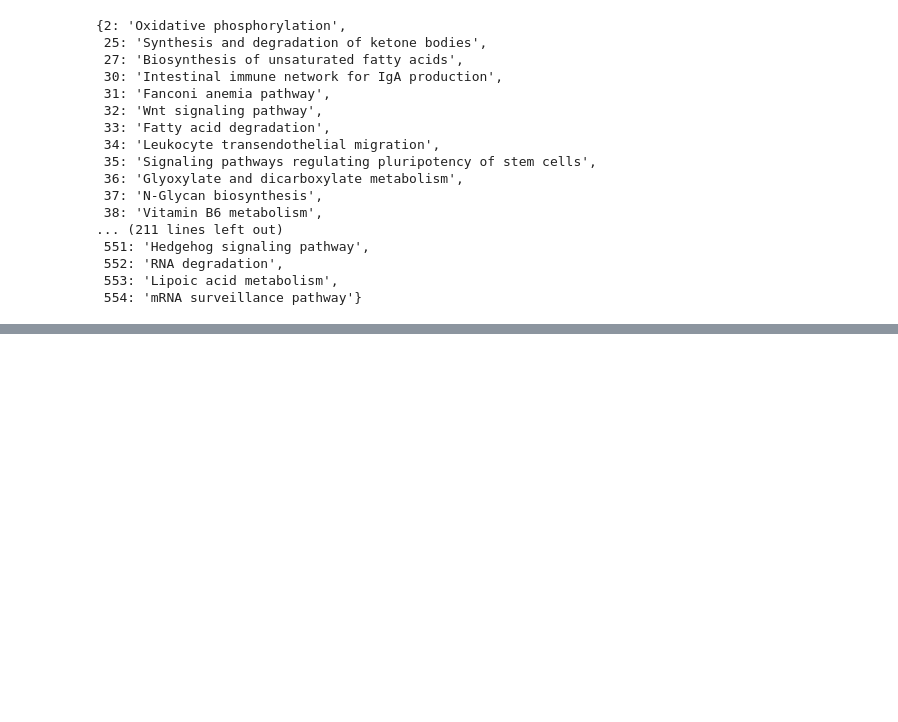
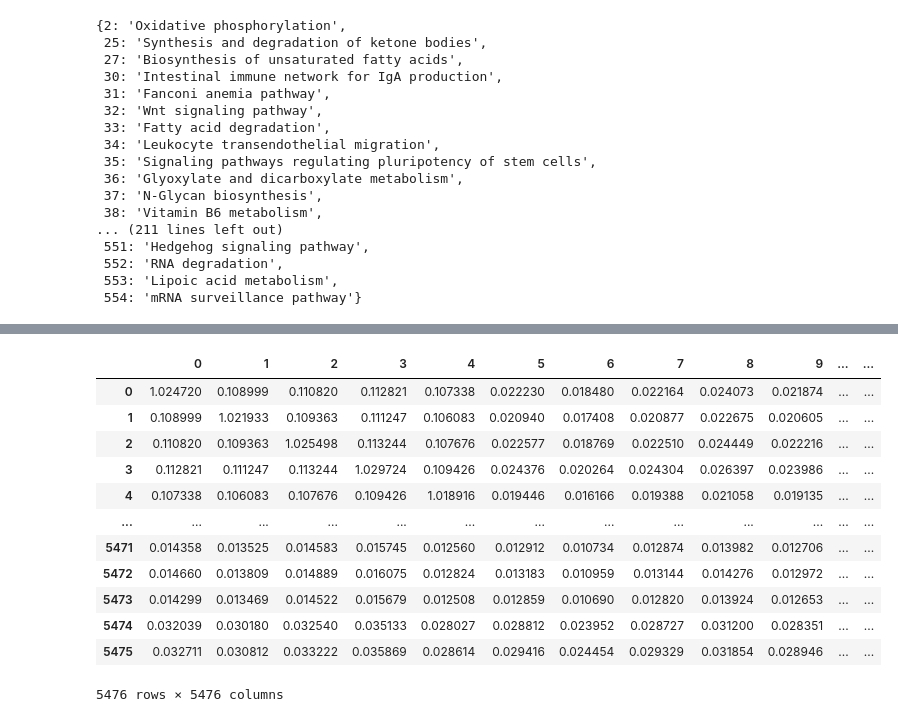
Before and after one commit to Gigi-G/simrank, a Jupyter notebook: pathwaysim.ipynb, the cells around one changed output, grey strips where cells are left out. Cells and saved outputs as stored; diff of their text form; code cells hidden in the pictures; blank space fills up the shorter version.

```diff
--- a/pathwaysim.ipynb
+++ b/pathwaysim.ipynb
@@ -299,0 +416,5 @@ True
+# %%
+g = nx.read_edgelist('./data/map_graph.tsv', nodetype=int,
+data = (('weight',float),), create_using=nx.DiGraph())
+
+print(g.edges(data=True))
@@ -299,0 +433,4 @@ True
+# %%
+W = nx.adjacency_matrix(g, nodelist=list(real_nodes.keys()))
+C = normalize(W, norm='l1', axis=0)
+C = np.sqrt(c) * C
@@ -299,0 +469,23 @@ True
+# %%
+U = read_csv("./data/U_graph.csv", header=None)
+d = np.array(read_csv("./data/d_graph.csv", header=None))
+D = np.diag(d[:, 0])
+# %%
+CTC = C.T.dot(C)
+S_appr = np.eye(C.shape[0]) + CTC - np.diag(CTC.diagonal()) + U.dot(D).dot(U.T)
+# %%
+S_appr
+# %% [output]
+|  | 0 | 1 | 2 | 3 | 4 | 5 | 6 | 7 | 8 | 9 | ... | ... |
+| 0 | 1.024720 | 0.108999 | 0.110820 | 0.112821 | 0.107338 | 0.022230 | 0.018480 | 0.022164 | 0.024073 | 0.021874 | ... | ... |
+| 1 | 0.108999 | 1.021933 | 0.109363 | 0.111247 | 0.106083 | 0.020940 | 0.017408 | 0.020877 | 0.022675 | 0.020605 | ... | ... |
+| 2 | 0.110820 | 0.109363 | 1.025498 | 0.113244 | 0.107676 | 0.022577 | 0.018769 | 0.022510 | 0.024449 | 0.022216 | ... | ... |
+| 3 | 0.112821 | 0.111247 | 0.113244 | 1.029724 | 0.109426 | 0.024376 | 0.020264 | 0.024304 | 0.026397 | 0.023986 | ... | ... |
+| 4 | 0.107338 | 0.106083 | 0.107676 | 0.109426 | 1.018916 | 0.019446 | 0.016166 | 0.019388 | 0.021058 | 0.019135 | ... | ... |
+| ... | ... | ... | ... | ... | ... | ... | ... | ... | ... | ... | ... | ... |
+| 5471 | 0.014358 | 0.013525 | 0.014583 | 0.015745 | 0.012560 | 0.012912 | 0.010734 | 0.012874 | 0.013982 | 0.012706 | ... | ... |
+| 5472 | 0.014660 | 0.013809 | 0.014889 | 0.016075 | 0.012824 | 0.013183 | 0.010959 | 0.013144 | 0.014276 | 0.012972 | ... | ... |
+| 5473 | 0.014299 | 0.013469 | 0.014522 | 0.015679 | 0.012508 | 0.012859 | 0.010690 | 0.012820 | 0.013924 | 0.012653 | ... | ... |
+| 5474 | 0.032039 | 0.030180 | 0.032540 | 0.035133 | 0.028027 | 0.028812 | 0.023952 | 0.028727 | 0.031200 | 0.028351 | ... | ... |
+| 5475 | 0.032711 | 0.030812 | 0.033222 | 0.035869 | 0.028614 | 0.029416 | 0.024454 | 0.029329 | 0.031854 | 0.028946 | ... | ... |
+5476 rows × 5476 columns
```
Also changed, not shown: parts of 62 cells of this notebook.
